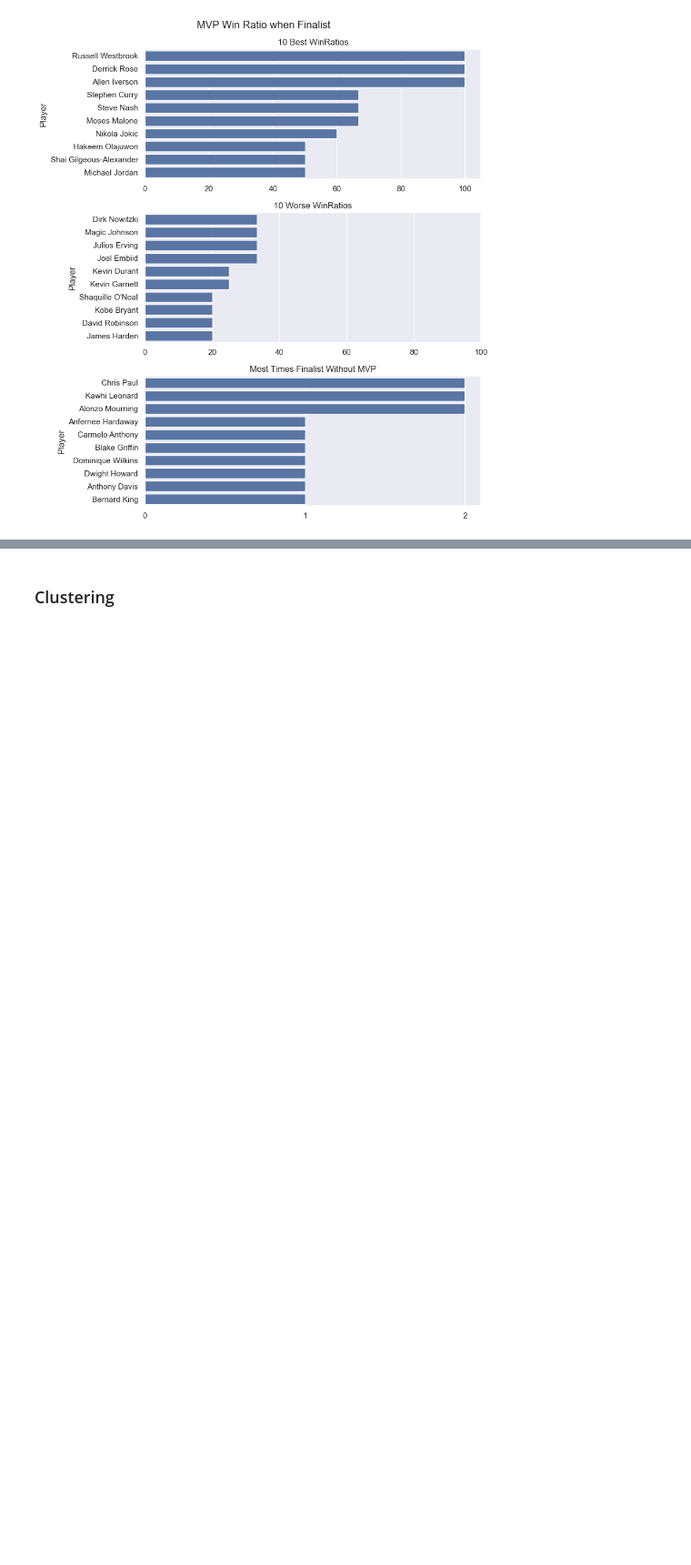
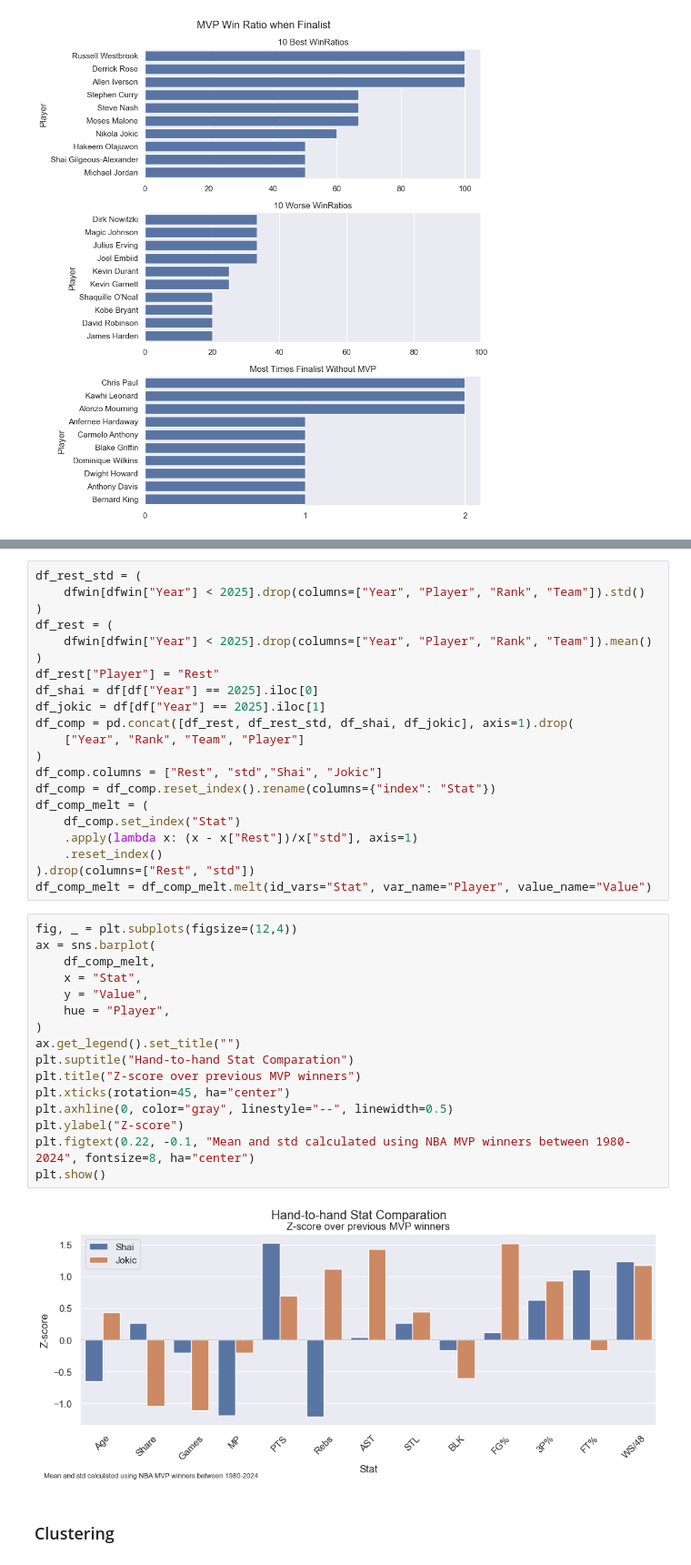
Before and after one commit to valevil27/nba-mvp-analysis, a Jupyter notebook: main.ipynb, the cells around one changed output, grey strips where cells are left out. Shown at 91% size. Cells and saved outputs as stored; diff of their text form; blank space fills up the shorter version.

Commit message:
add - hand to hand zscore

```diff
--- a/main.ipynb
+++ b/main.ipynb
@@ -218,3 +228,42 @@ plt.show()
+# %%
+df_rest_std = (
+    dfwin[dfwin["Year"] < 2025].drop(columns=["Year", "Player", "Rank", "Team"]).std()
+)
+df_rest = (
+    dfwin[dfwin["Year"] < 2025].drop(columns=["Year", "Player", "Rank", "Team"]).mean()
+)
+df_rest["Player"] = "Rest"
+df_shai = df[df["Year"] == 2025].iloc[0]
+df_jokic = df[df["Year"] == 2025].iloc[1]
+df_comp = pd.concat([df_rest, df_rest_std, df_shai, df_jokic], axis=1).drop(
+    ["Year", "Rank", "Team", "Player"]
+)
+df_comp.columns = ["Rest", "std","Shai", "Jokic"]
+df_comp = df_comp.reset_index().rename(columns={"index": "Stat"})
+df_comp_melt = (
+    df_comp.set_index("Stat")
+    .apply(lambda x: (x - x["Rest"])/x["std"], axis=1)
+    .reset_index()
+).drop(columns=["Rest", "std"])
+df_comp_melt = df_comp_melt.melt(id_vars="Stat", var_name="Player", value_name="Value")
+# %%
+fig, _ = plt.subplots(figsize=(12,4))
+ax = sns.barplot(
+    df_comp_melt,
+    x = "Stat",
+    y = "Value",
+    hue = "Player",
+)
+ax.get_legend().set_title("")
+plt.suptitle("Hand-to-hand Stat Comparation")
+plt.title("Z-score over previous MVP winners")
+plt.xticks(rotation=45, ha="center")
+plt.axhline(0, color="gray", linestyle="--", linewidth=0.5)
+plt.ylabel("Z-score")
+plt.figtext(0.22, -0.1, "Mean and std calculated using NBA MVP winners between 1980-2024", fontsize=8, ha="center")
+plt.show()
+# %% [output]
+[figure, added]
 # %% [markdown]
 ### Clustering
 # %% [markdown]
```
Also changed, not shown: parts of 2 cells of this notebook.
